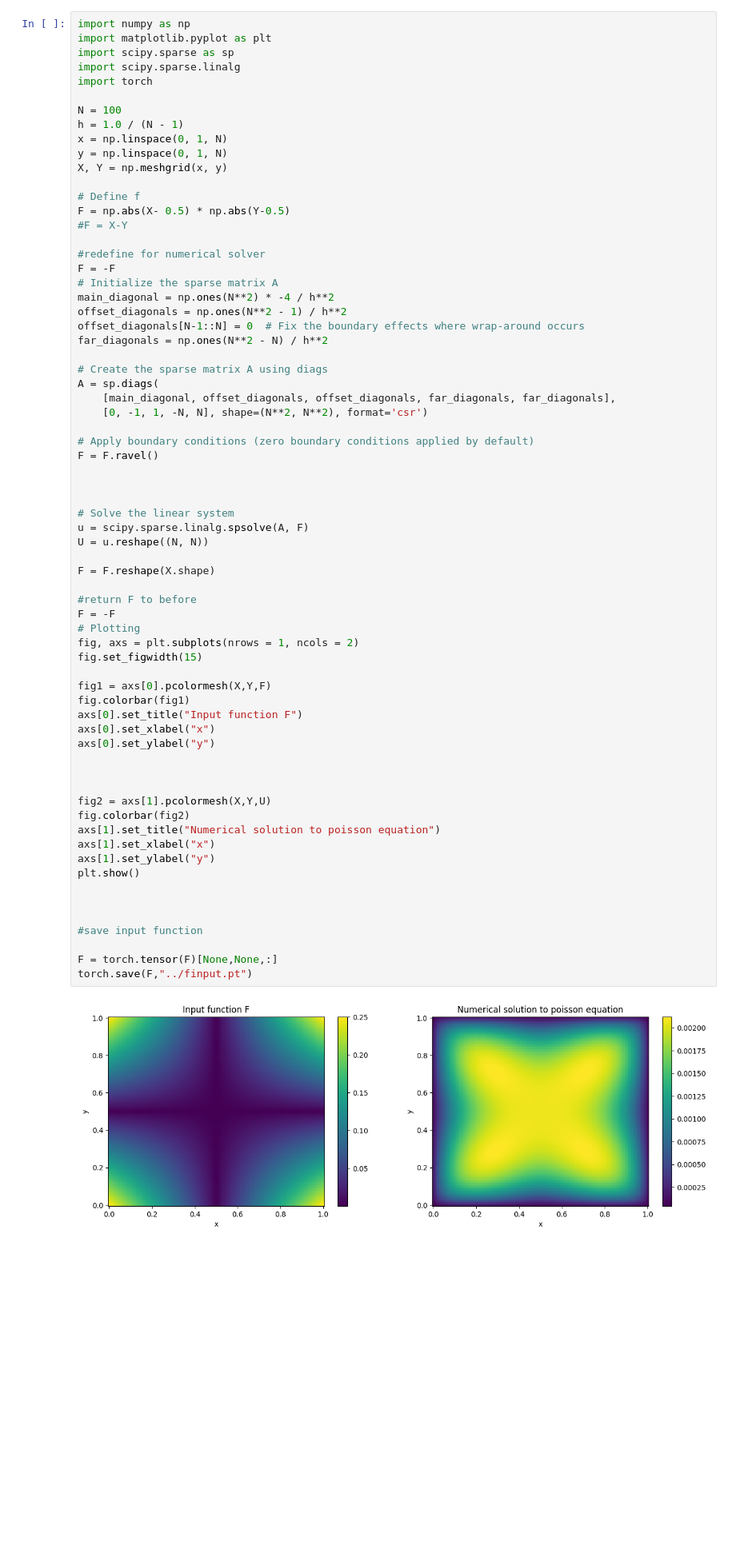
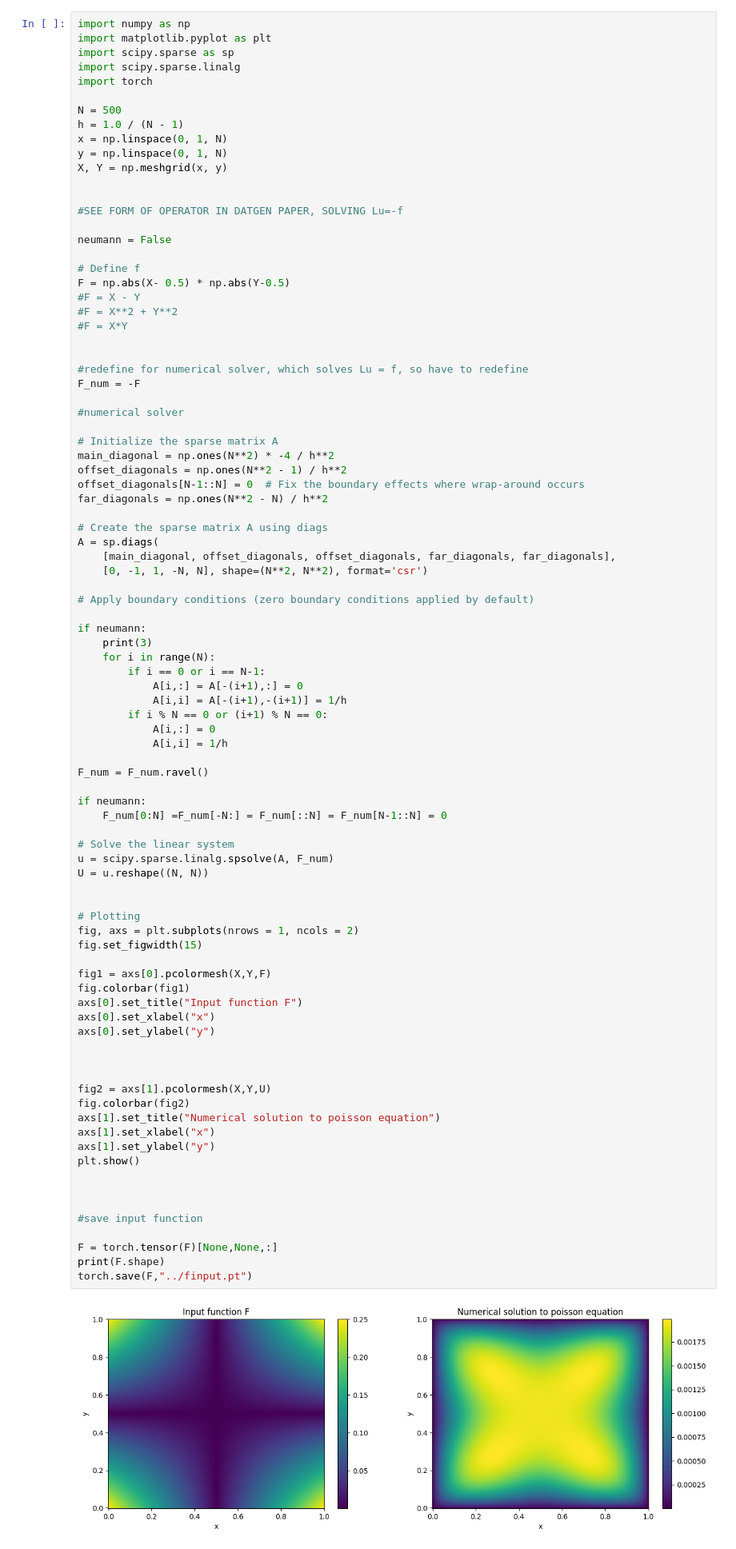
Before and after one commit to frasermartinx/MScProject, a Jupyter notebook: Ground_Truth.ipynb, the cells around one changed output. Shown at 80% size. Drawn from its saved outputs; the diff is of its cells as text; blank space fills up the shorter version.

```diff
--- a/Ground_Truth.ipynb
+++ b/Ground_Truth.ipynb
@@ -5,18 +5,29 @@ import scipy.sparse as sp
 import scipy.sparse.linalg
 import torch
 
-N = 100
+N = 500
 h = 1.0 / (N - 1)
 x = np.linspace(0, 1, N)
 y = np.linspace(0, 1, N)
 X, Y = np.meshgrid(x, y)
 
+
+#SEE FORM OF OPERATOR IN DATGEN PAPER, SOLVING Lu=-f
+
+neumann = False
+
 # Define f
 F = np.abs(X- 0.5) * np.abs(Y-0.5)
-#F = X-Y
+#F = X - Y
+#F = X**2 + Y**2
+#F = X*Y
 
-#redefine for numerical solver
-F = -F
+
+#redefine for numerical solver, which solves Lu = f, so have to redefine
+F_num = -F
+
+#numerical solver
+
 # Initialize the sparse matrix A
 main_diagonal = np.ones(N**2) * -4 / h**2
 offset_diagonals = np.ones(N**2 - 1) / h**2
@@ -29,42 +40,52 @@ A = sp.diags(
     [0, -1, 1, -N, N], shape=(N**2, N**2), format='csr')
 
 # Apply boundary conditions (zero boundary conditions applied by default)
-F = F.ravel()
+
+if neumann:
+    print(3)
+    for i in range(N):
+        if i == 0 or i == N-1:
+            A[i,:] = A[-(i+1),:] = 0
+            A[i,i] = A[-(i+1),-(i+1)] = 1/h
+        if i % N == 0 or (i+1) % N == 0:
+            A[i,:] = 0
+            A[i,i] = 1/h
+
+F_num = F_num.ravel()
+
+if neumann:
+    F_num[0:N] =F_num[-N:] = F_num[::N] = F_num[N-1::N] = 0
+
+# Solve the linear system
+u = scipy.sparse.linalg.spsolve(A, F_num)
+U = u.reshape((N, N))
 
 
-
-# Solve the linear system
-u = scipy.sparse.linalg.spsolve(A, F)
-U = u.reshape((N, N))
-
-F = F.reshape(X.shape)
-
-#return F to before
-F = -F
 # Plotting
 fig, axs = plt.subplots(nrows = 1, ncols = 2)
 fig.set_figwidth(15)
 
 fig1 = axs[0].pcolormesh(X,Y,F)
 fig.colorbar(fig1)
 axs[0].set_title("Input function F")
 axs[0].set_xlabel("x")
 axs[0].set_ylabel("y")
 
 
 
 fig2 = axs[1].pcolormesh(X,Y,U)
 fig.colorbar(fig2)
 axs[1].set_title("Numerical solution to poisson equation")
 axs[1].set_xlabel("x")
 axs[1].set_ylabel("y")
 plt.show()
 
 
 
 #save input function
 
 F = torch.tensor(F)[None,None,:]
+print(F.shape)
 torch.save(F,"../finput.pt")
 # %% [output]
-[figure, old version]
+[figure, new version]
```
Also changed, not shown: parts of 11 cells of this notebook, 33 other files.
